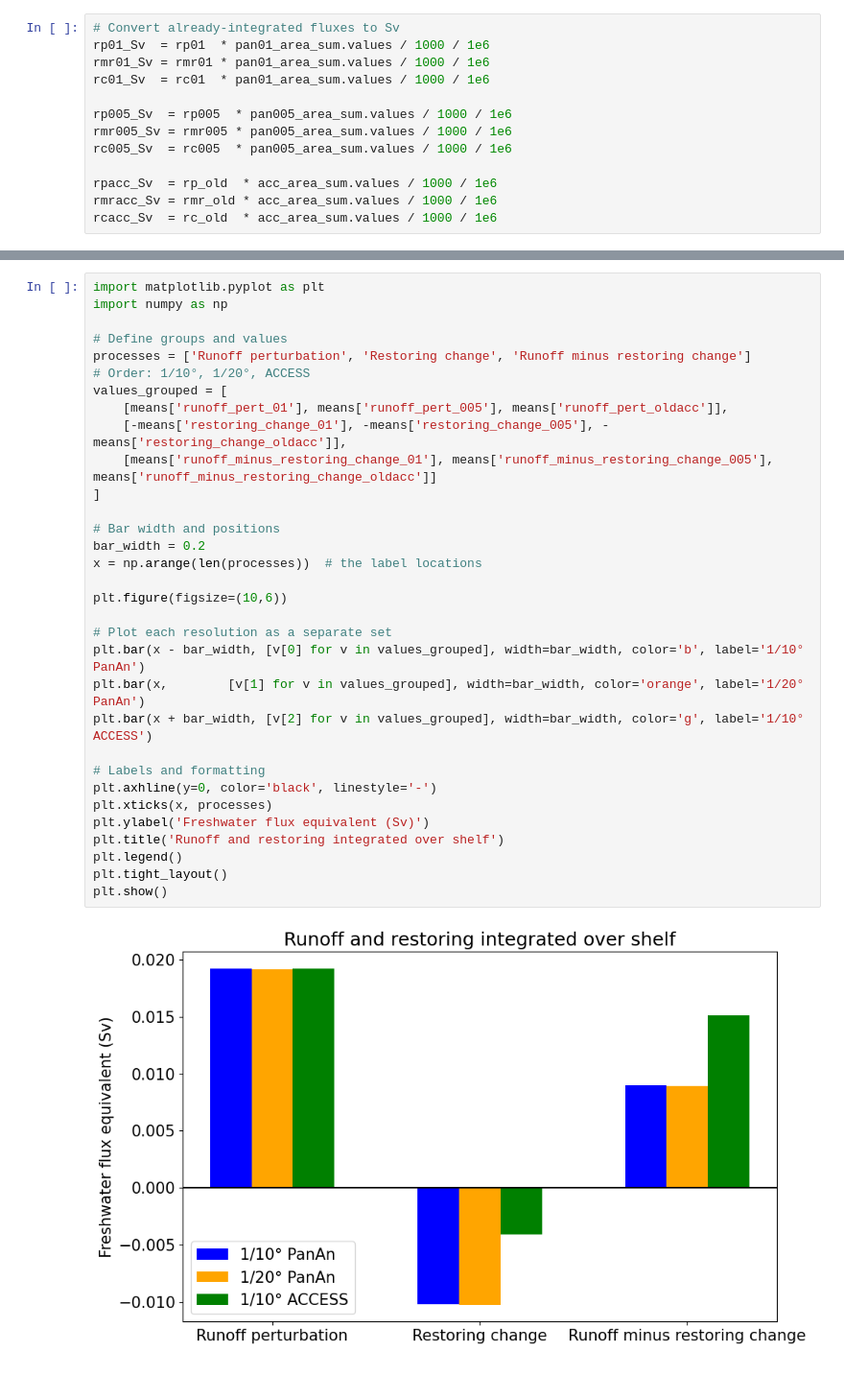
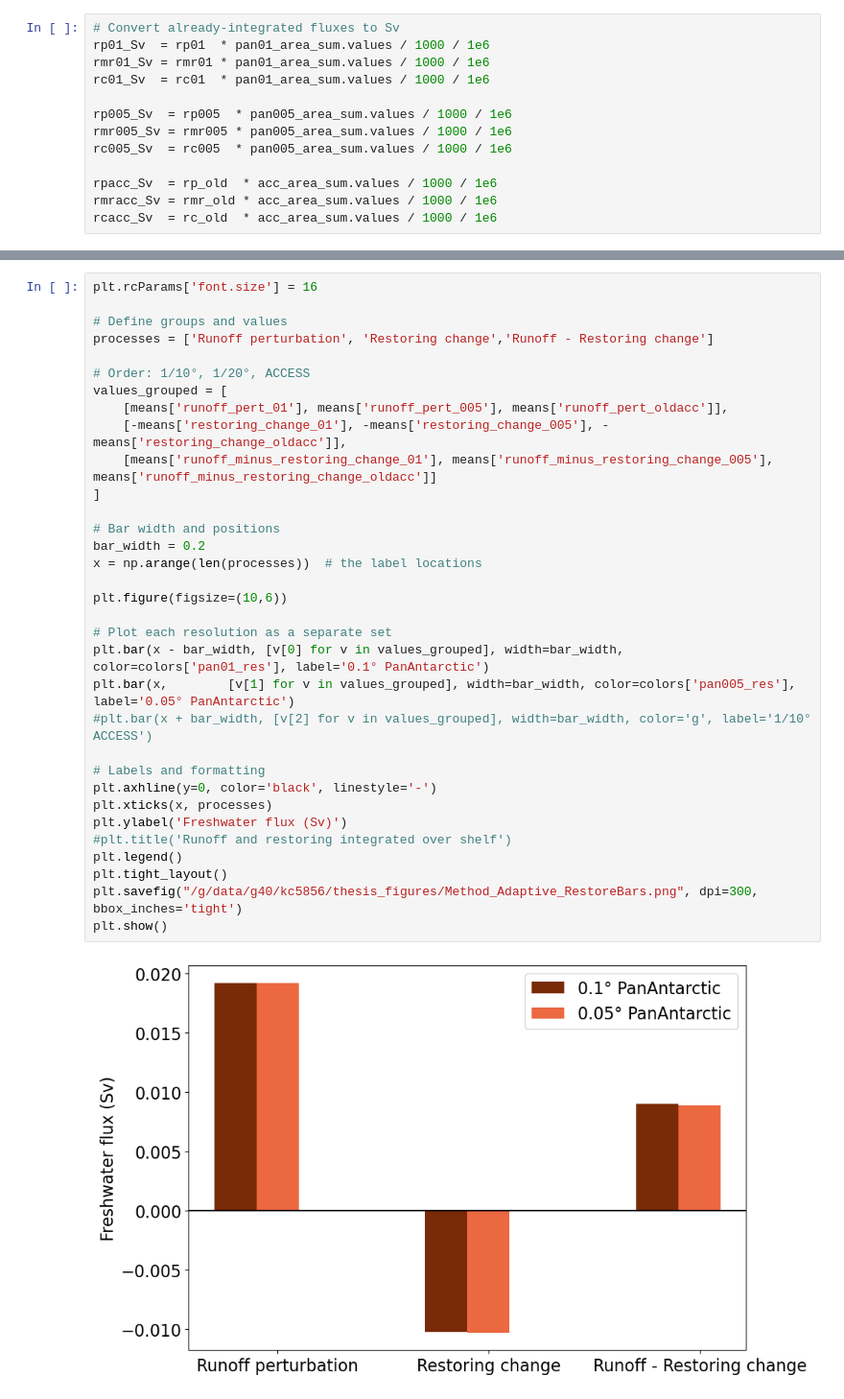
Before and after one commit to adele-morrison/panan-meltwater, a Jupyter notebook: notebooks/restoring/Restoring_OriginalPanans.ipynb, the cells around one changed output, grey strips where cells are left out. Shown at 96% size. Drawn from its saved outputs; the diff is of its cells as text.

Commit message:
figure work

```diff
--- a/notebooks/restoring/Restoring_OriginalPanans.ipynb
+++ b/notebooks/restoring/Restoring_OriginalPanans.ipynb
@@ -525,34 +480,35 @@ plt.show()
 # %%
-import matplotlib.pyplot as plt
-import numpy as np
+plt.rcParams['font.size'] = 16
 
 # Define groups and values
-processes = ['Runoff perturbation', 'Restoring change', 'Runoff minus restoring change']
+processes = ['Runoff perturbation', 'Restoring change','Runoff - Restoring change']
+
 # Order: 1/10°, 1/20°, ACCESS
 values_grouped = [
     [means['runoff_pert_01'], means['runoff_pert_005'], means['runoff_pert_oldacc']],
     [-means['restoring_change_01'], -means['restoring_change_005'], -means['restoring_change_oldacc']],
     [means['runoff_minus_restoring_change_01'], means['runoff_minus_restoring_change_005'], means['runoff_minus_restoring_change_oldacc']]
 ]
 
 # Bar width and positions
 bar_width = 0.2
 x = np.arange(len(processes))  # the label locations
 
 plt.figure(figsize=(10,6))
 
 # Plot each resolution as a separate set
-plt.bar(x - bar_width, [v[0] for v in values_grouped], width=bar_width, color='b', label='1/10° PanAn')
-plt.bar(x,        [v[1] for v in values_grouped], width=bar_width, color='orange', label='1/20° PanAn')
-plt.bar(x + bar_width, [v[2] for v in values_grouped], width=bar_width, color='g', label='1/10° ACCESS')
+plt.bar(x - bar_width, [v[0] for v in values_grouped], width=bar_width, color=colors['pan01_res'], label='0.1° PanAntarctic')
+plt.bar(x,        [v[1] for v in values_grouped], width=bar_width, color=colors['pan005_res'], label='0.05° PanAntarctic')
+#plt.bar(x + bar_width, [v[2] for v in values_grouped], width=bar_width, color='g', label='1/10° ACCESS')
 
 # Labels and formatting
 plt.axhline(y=0, color='black', linestyle='-')
 plt.xticks(x, processes)
-plt.ylabel('Freshwater flux equivalent (Sv)')
-plt.title('Runoff and restoring integrated over shelf')
+plt.ylabel('Freshwater flux (Sv)')
+#plt.title('Runoff and restoring integrated over shelf')
 plt.legend()
 plt.tight_layout()
+plt.savefig("/g/data/g40/kc5856/thesis_figures/Method_Adaptive_RestoreBars.png", dpi=300, bbox_inches='tight')
 plt.show()
 # %% [output]
-[figure, old version]
+[figure, new version]
```
Also changed, not shown: parts of 6 cells of this notebook, 8 other files.
